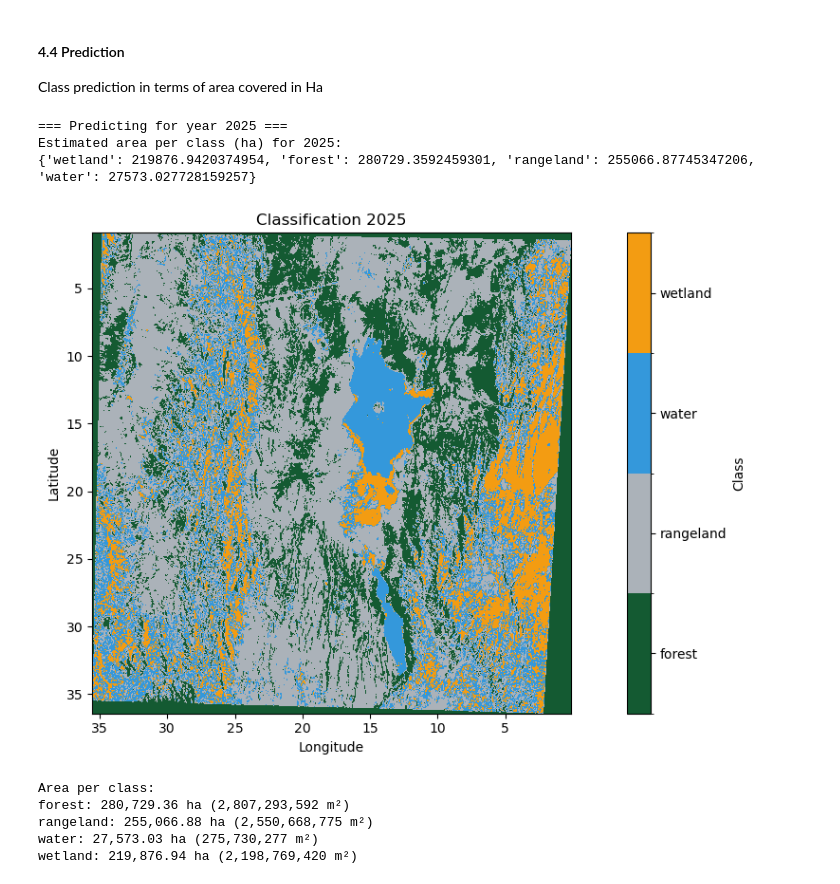
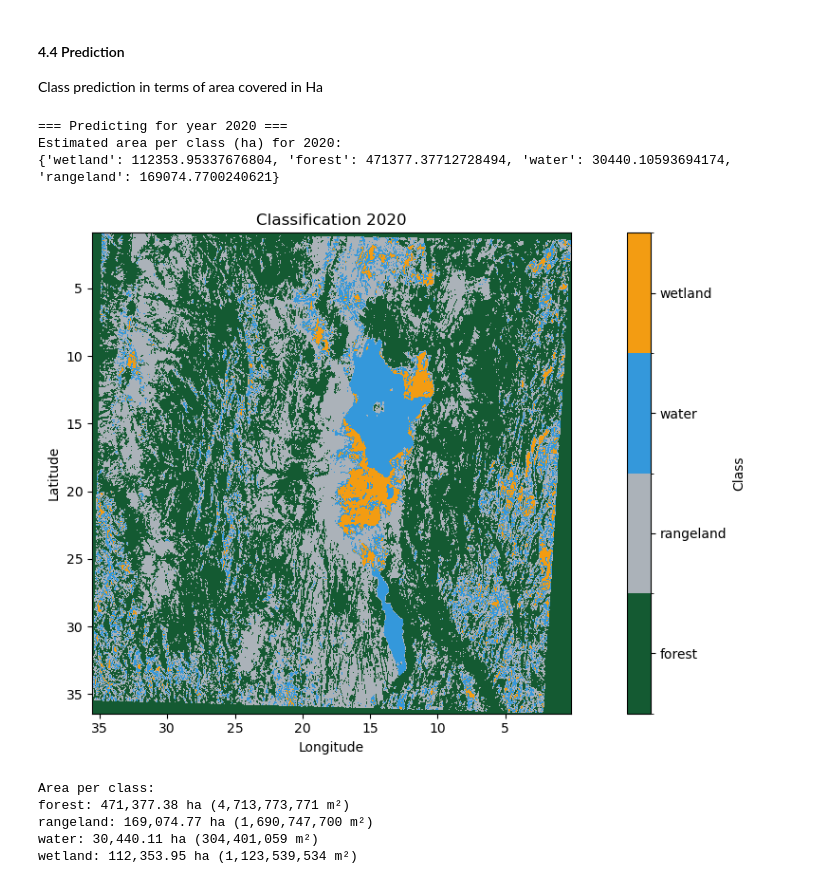
Before and after one commit to Ethel-Ogallo/wetland_delineation, a Jupyter notebook: Wetland_delienation/wetland_delineation_202507.ipynb, the cells around one changed output. Saved outputs shown, nothing was run; the diff lists cells and outputs as text; code cells hidden in the pictures.

```diff
--- a/Wetland_delienation/wetland_delineation_202507.ipynb
+++ b/Wetland_delienation/wetland_delineation_202507.ipynb
@@ -532,7 +562,7 @@ df_samples.iloc[:-10]
 #### 4.3 Stratified 5-fold Cross validation with Random Forest
 Training the random forest model using the training dataset
 # %%
-year = 2025
+year = 2020
 data = training_data_by_year[year]
 X, y, le = data["X"], data["y"], data["label_encoder"]
 
@@ -566,73 +614,78 @@ print(f"\n=== Predicting for year {year} ===")
 data = training_data_by_year[year]
 rf = RandomForestClassifier(n_estimators=100, random_state=42).fit(data["X"], data["y"])
 
-# Load raster layers
+# Helper to load raster if shape matches DEM
 def load_layer(path):
     with rasterio.open(path) as src:
         arr = src.read(1)
         return arr if arr.shape == dem.shape else None
 
-# Dynamic layers
+# Load layers
 file_map = {
     "LST": f"LST/LST_mean_{year}.tif",
     "NDWI": f"NDWI_1/NDWI_Max_{year}.tif",
     "NDVI_SD": f"NDVI/NDVI_SD_{year}.tif",
     "NDVI_range": f"NDVI/NDVI_Range_{year}.tif",
 }
-layers = [load_layer(os.path.join(base_dir, path)) for path in file_map.values()]
+
+layers = [load_layer(os.path.join(base_dir, p)) for p in file_map.values()]
 layers += [vv_vh_by_year[year].get(b) for b in ["VV", "VH"]]
 layers += [dem.read(1), slope.read(1)]
 layers = [l for l in layers if l is not None]
 
-# Stack, predict
-stack = np.stack(layers, -1)
+# Stack and reshape for prediction
+stack = np.stack(layers, axis=-1)
 flat = stack.reshape(-1, stack.shape[-1])
-valid = ~np.isnan(flat).any(1)
-pred = np.full(flat.shape[0], -1)
+valid = ~np.isnan(flat).any(axis=1)
+
+# Predict and reshape back
+pred = np.full(flat.shape[0], -1, dtype=int)
 pred[valid] = rf.predict(flat[valid])
 pred_img = pred.reshape(stack.shape[:2])
 
-# Area calc
-counts = Counter(pred[pred >= 0])
+pred_img[~aoi_mask] = -1
+
+# Calculate area per class inside AOI
+counts = Counter(pred_img[pred_img >= 0])
 lat = (extent[1] + extent[3]) / 2
 deg_to_m = 111320
-w = abs(extent[2] - extent[0]) / pred_img.shape[1]
-h = abs(extent[3] - extent[1]) / pred_img.shape[0]
-area_ha = (w * deg_to_m * math.cos(math.radians(lat))) * (h * deg_to_m) / 1e4
+pixel_w = abs(extent[2] - extent[0]) / pred_img.shape[1]
+pixel_h = abs(extent[3] - extent[1]) / pred_img.shape[0]
+pixel_area_ha = (pixel_w * deg_to_m * math.cos(math.radians(lat))) * (pixel_h * deg_to_m) / 10_000
 
-# Area per class
 le = data["label_encoder"]
-class_areas = {le.inverse_transform([k])[0]: v * area_ha for k, v in counts.items()}
-print(f"Estimated area per class (ha) for {year}:\n{class_areas}")
-#area_df = pd.DataFrame(class_areas.items(), columns=["Class", "Area (ha)"])
+class_areas = {le.inverse_transform([cls])[0]: count * pixel_area_ha for cls, count in counts.items()}
+
+print(f"Estimated area per class (ha) for {year}:")
+print(class_areas)
 # %% [output]
-=== Predicting for year 2025 ===
-Estimated area per class (ha) for 2025:
-{'wetland': 219876.9420374954, 'forest': 280729.3592459301, 'rangeland': 255066.87745347206, 'water': 27573.027728159257}
+=== Predicting for year 2020 ===
+Estimated area per class (ha) for 2020:
+{'wetland': 112353.95337676804, 'forest': 471377.37712728494, 'water': 30440.10593694174, 'rangeland': 169074.7700240621}
 # %%
 # Setup colormap
 labels = le.classes_
 cmap = ListedColormap(['#145a32', '#abb2b9', '#3498db', '#f39c12'][:len(labels)])
 norm = BoundaryNorm(np.arange(len(labels)+1)-0.5, cmap.N)
 
 # Plot
 plt.figure(figsize=(12, 6))
-im = plt.imshow(predicted_img, cmap=cmap, norm=norm, extent=extent, origin='upper')
+im = plt.imshow(pred_img, cmap=cmap, norm=norm, extent=extent, origin='upper')
 plt.xlabel("Longitude"), plt.ylabel("Latitude")
 plt.title(f"Classification {year}"), plt.gca().set_aspect('equal')
 cbar = plt.colorbar(im, ticks=np.arange(len(labels)))
 cbar.ax.set_yticklabels(labels), cbar.set_label("Class")
 plt.tight_layout(), plt.show()
 
 # Print area per class
 print("Area per class:")
 for lbl in labels:
-    ha = class_areas_ha.get(lbl, 0)
+    ha = class_areas.get(lbl, 0)
     print(f"{lbl}: {ha:,.2f} ha ({ha * 10_000:,.0f} m²)")
 # %% [output]
-[figure, old version]
+[figure, new version]
 Area per class:
-forest: 280,729.36 ha (2,807,293,592 m²)
-rangeland: 255,066.88 ha (2,550,668,775 m²)
-water: 27,573.03 ha (275,730,277 m²)
-wetland: 219,876.94 ha (2,198,769,420 m²)
+forest: 471,377.38 ha (4,713,773,771 m²)
+rangeland: 169,074.77 ha (1,690,747,700 m²)
+water: 30,440.11 ha (304,401,059 m²)
+wetland: 112,353.95 ha (1,123,539,534 m²)
```
Also changed, not shown: parts of 5 cells of this notebook.
